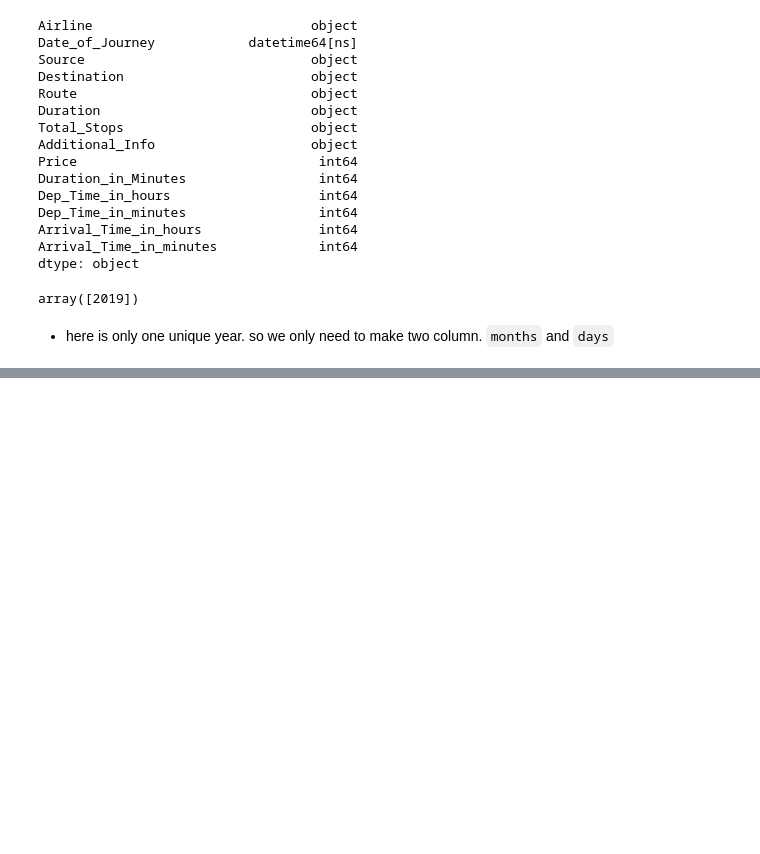
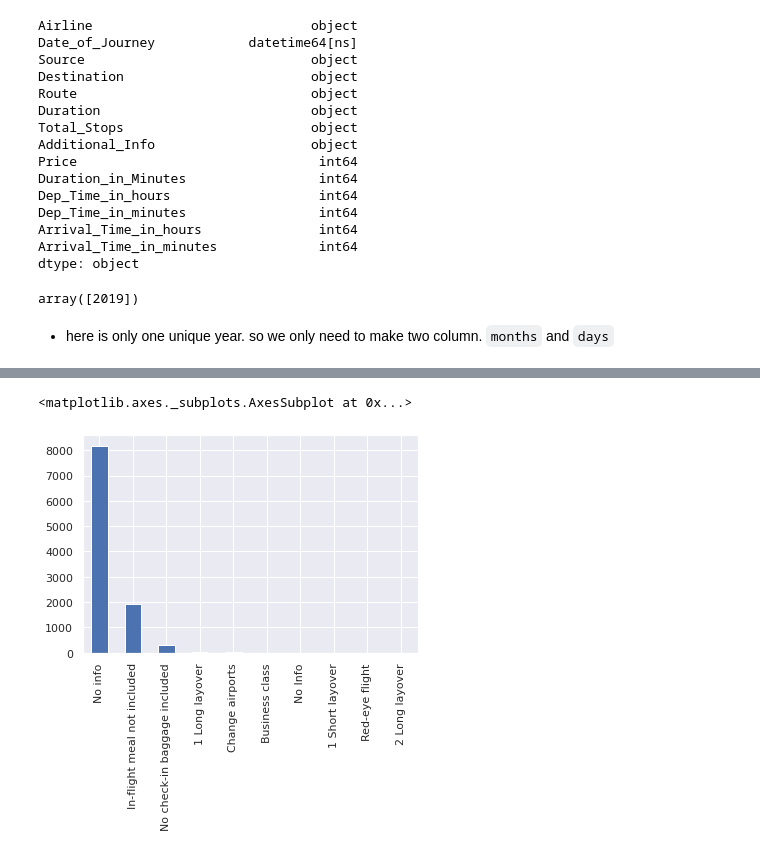
Before and after one commit to AzadMehedi/ML-Projects, a Jupyter notebook: Predict_The_Flight_Ticket_Price.ipynb, the cells around one changed output, grey strips where cells are left out. Cells and saved outputs as stored; diff of their text form; code cells hidden in the pictures; blank space fills up the shorter version.

```diff
--- a/Predict_The_Flight_Ticket_Price.ipynb
+++ b/Predict_The_Flight_Ticket_Price.ipynb
@@ -589,0 +664,5 @@ df.head()
+# %%
+df['Additional_Info'].value_counts().plot(kind='bar')
+# %% [output]
+<matplotlib.axes._subplots.AxesSubplot at 0x...>
+[figure, added]
```
Also changed, not shown: parts of 15 cells of this notebook.
